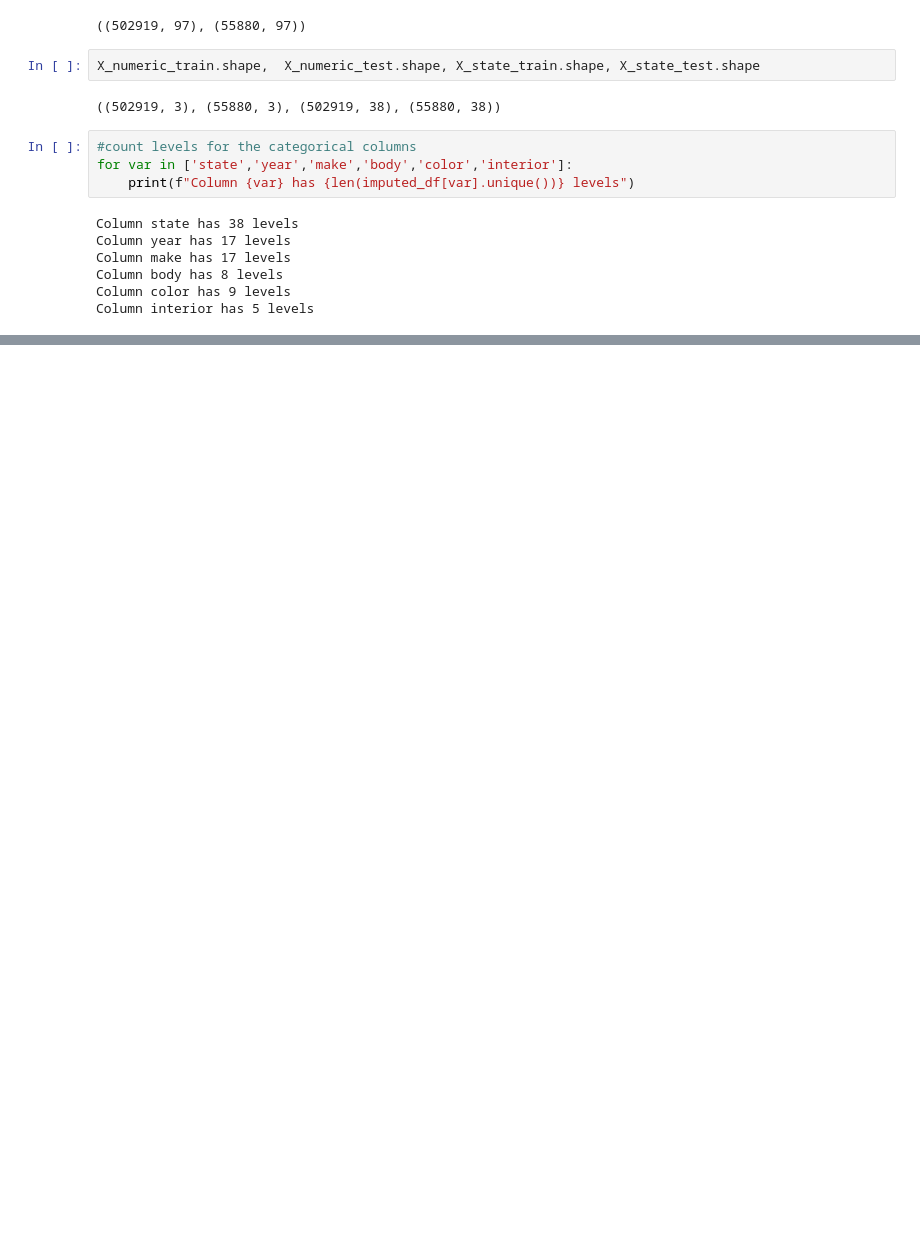
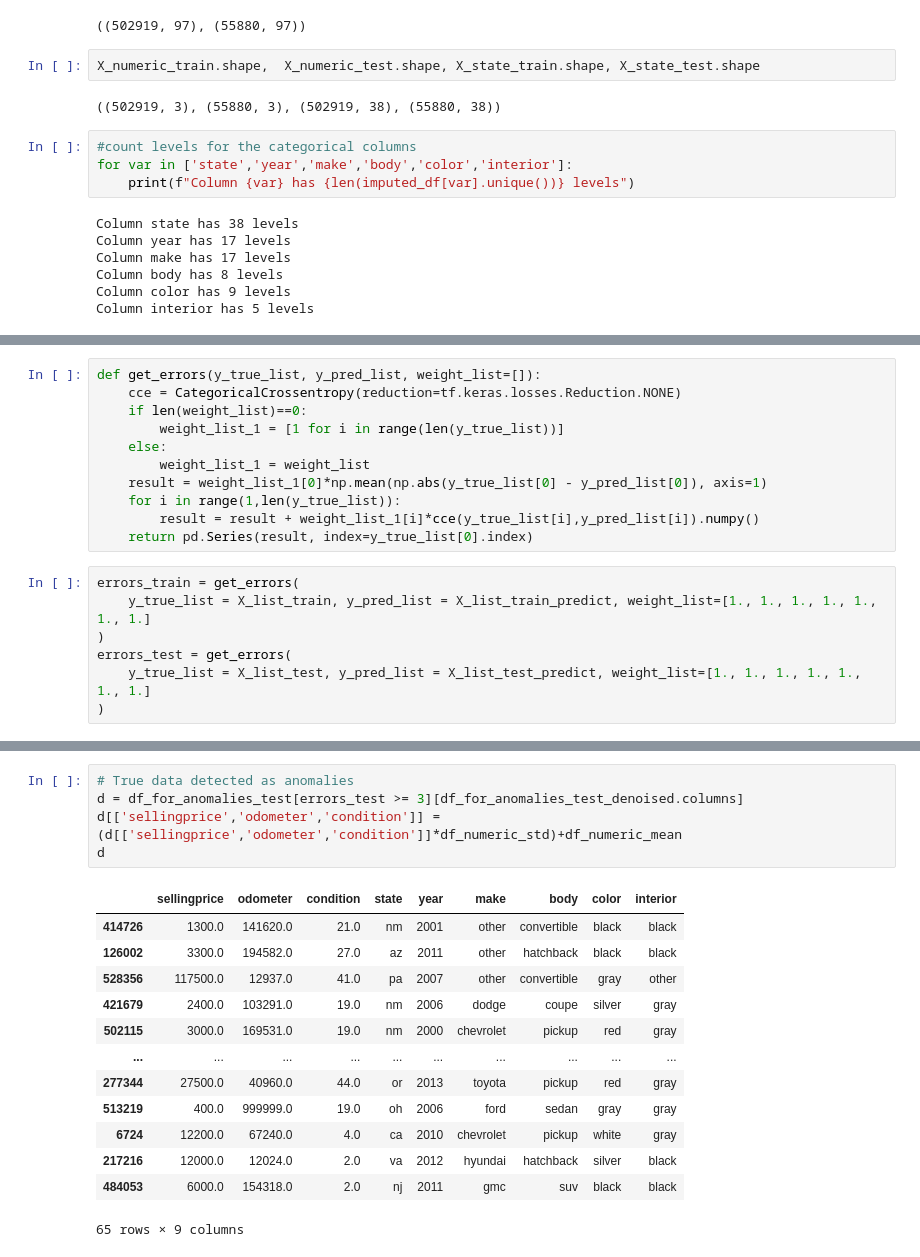
Before and after one commit to raphaelzerbato/AI_Workshop, a Jupyter notebook: car_analysis.ipynb, the cells around one changed output, grey strips where cells are left out. Drawn from its saved outputs; the diff is of its cells as text; blank space fills up the shorter version.

```diff
--- a/car_analysis.ipynb
+++ b/car_analysis.ipynb
@@ -1198,0 +1079,18 @@ X_test_predict.head()
+# %%
+def get_errors(y_true_list, y_pred_list, weight_list=[]):
+    cce = CategoricalCrossentropy(reduction=tf.keras.losses.Reduction.NONE)
+    if len(weight_list)==0:
+        weight_list_1 = [1 for i in range(len(y_true_list))]
+    else:
+        weight_list_1 = weight_list
+    result = weight_list_1[0]*np.mean(np.abs(y_true_list[0] - y_pred_list[0]), axis=1)
+    for i in range(1,len(y_true_list)):
+        result = result + weight_list_1[i]*cce(y_true_list[i],y_pred_list[i]).numpy()
+    return pd.Series(result, index=y_true_list[0].index)
+# %%
+errors_train = get_errors(
+    y_true_list = X_list_train, y_pred_list = X_list_train_predict, weight_list=[1., 1., 1., 1., 1., 1., 1.]
+)
+errors_test = get_errors(
+    y_true_list = X_list_test, y_pred_list = X_list_test_predict, weight_list=[1., 1., 1., 1., 1., 1., 1.]
+)
@@ -1198,0 +1112,19 @@ X_test_predict.head()
+# %%
+# True data detected as anomalies
+d = df_for_anomalies_test[errors_test >= 3][df_for_anomalies_test_denoised.columns]
+d[['sellingprice','odometer','condition']] = (d[['sellingprice','odometer','condition']]*df_numeric_std)+df_numeric_mean
+d
+# %% [output]
+|  | sellingprice | odometer | condition | state | year | make | body | color | interior |
+| 414726 | 1300.0 | 141620.0 | 21.0 | nm | 2001 | other | convertible | black | black |
+| 126002 | 3300.0 | 194582.0 | 27.0 | az | 2011 | other | hatchback | black | black |
+| 528356 | 117500.0 | 12937.0 | 41.0 | pa | 2007 | other | convertible | gray | other |
+| 421679 | 2400.0 | 103291.0 | 19.0 | nm | 2006 | dodge | coupe | silver | gray |
+| 502115 | 3000.0 | 169531.0 | 19.0 | nm | 2000 | chevrolet | pickup | red | gray |
+| ... | ... | ... | ... | ... | ... | ... | ... | ... | ... |
+| 277344 | 27500.0 | 40960.0 | 44.0 | or | 2013 | toyota | pickup | red | gray |
+| 513219 | 400.0 | 999999.0 | 19.0 | oh | 2006 | ford | sedan | gray | gray |
+| 6724 | 12200.0 | 67240.0 | 4.0 | ca | 2010 | chevrolet | pickup | white | gray |
+| 217216 | 12000.0 | 12024.0 | 2.0 | va | 2012 | hyundai | hatchback | silver | black |
+| 484053 | 6000.0 | 154318.0 | 2.0 | nj | 2011 | gmc | suv | black | black |
+65 rows × 9 columns
```
Also changed, not shown: parts of 24 cells of this notebook.
